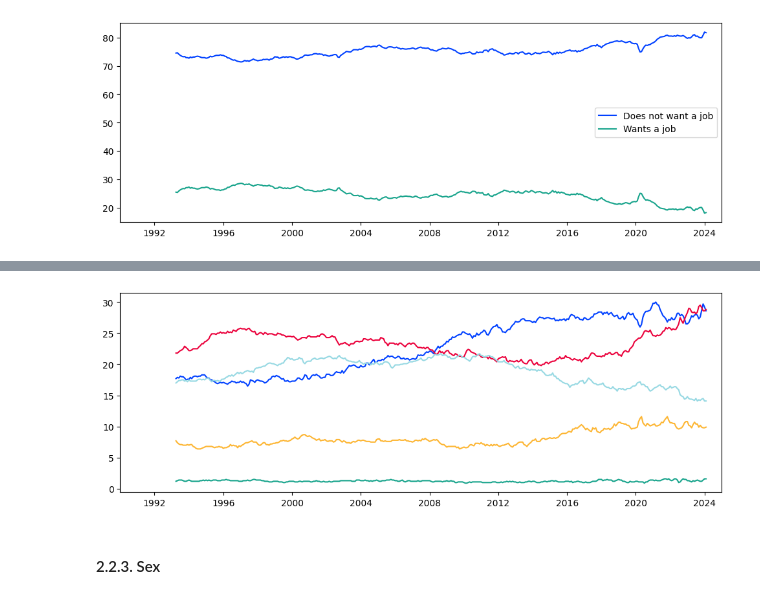
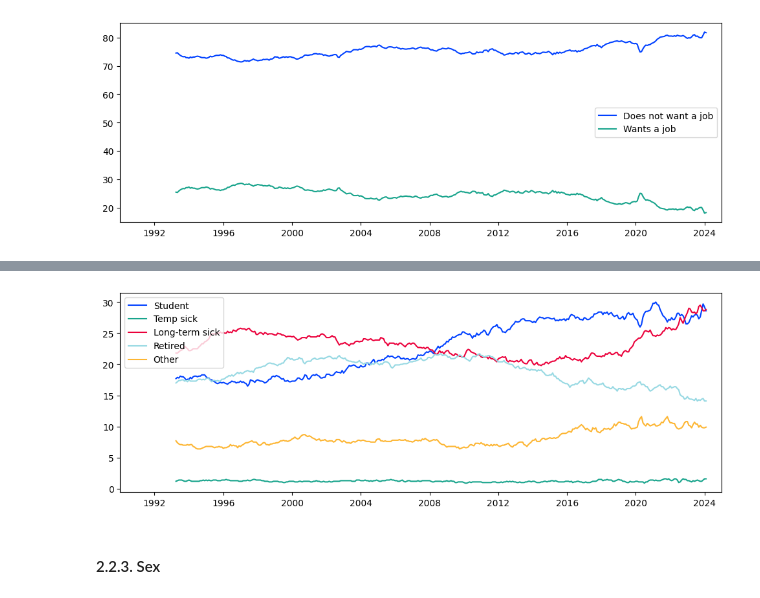
Before and after one commit to gjohl/growingeconomy, a Jupyter notebook: notebooks/presentation_plots.ipynb, the cells around one changed output, grey strips where cells are left out. Drawn from its saved outputs; the diff is of its cells as text; code cells hidden in the pictures.

```diff
--- a/notebooks/presentation_plots.ipynb
+++ b/notebooks/presentation_plots.ipynb
@@ -302,13 +318,13 @@ fig.savefig(FIGURE_OUTPUT_DIR / "inactivity_want_reasons.png", **SAVE_FIG_KWARGS
 # %%
-plot_generic_timeseries(
-    lfs_df[reasons_dont_want_cols],
+fig, ax = plot_generic_timeseries(
+    lfs_df[reasons_dont_want_cols].rename(columns=reasons_cols),
     # title="Economic Inactivity Rate (%) - Do Not Want to Work",
-    # legend=True,
+    legend=True,
     xlim=(PLOT_START_DATE, PLOT_END_DATE)
 )
 fig.savefig(FIGURE_OUTPUT_DIR / "inactivity_dont_want_reasons.png", **SAVE_FIG_KWARGS)
 # %% [output]
-[figure, old version]
+[figure, new version]
 # %% [markdown]
 #### 2.2.3. Sex
 # %%
```
Also changed, not shown: parts of 16 cells of this notebook, 6 other files.
